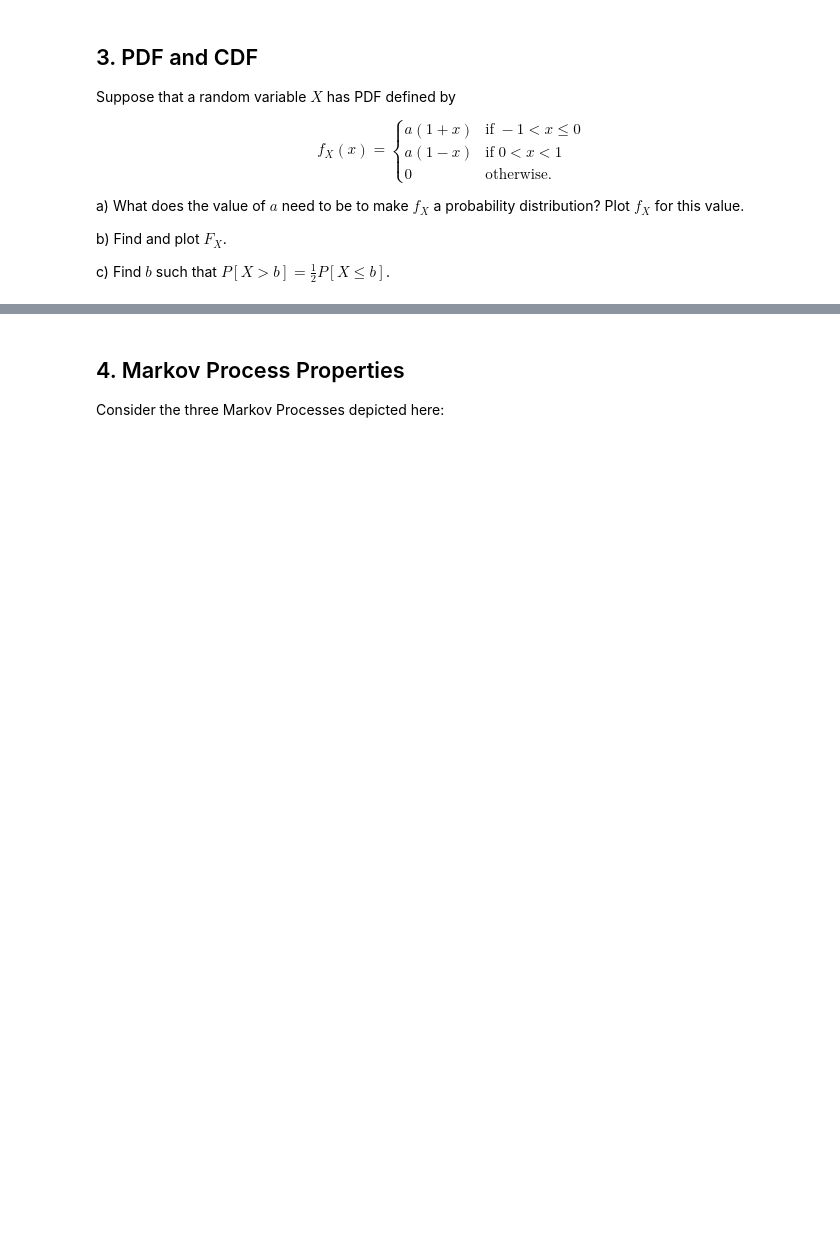
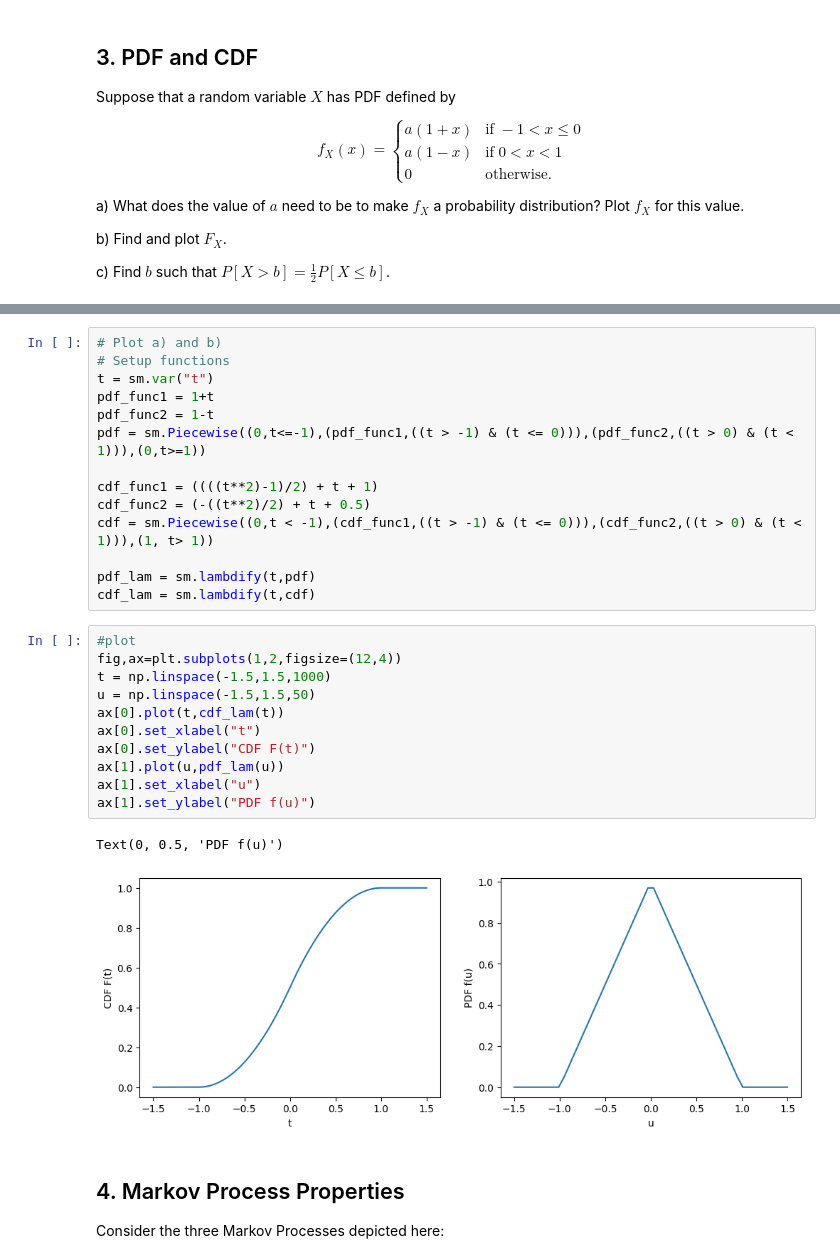
Before and after one commit to enriquea02/uw, a Jupyter notebook: eep502_analytical_methods_for_electrical_engineering/homework/HW_08_Probability_and_Markov_Processes_eantunano.ipynb, the cells around one changed output, grey strips where cells are left out. Drawn from its saved outputs; the diff is of its cells as text; blank space fills up the shorter version.

```diff
--- a/eep502_analytical_methods_for_electrical_engineering/homework/HW_08_Probability_and_Markov_Processes_eantunano.ipynb
+++ b/eep502_analytical_methods_for_electrical_engineering/homework/HW_08_Probability_and_Markov_Processes_eantunano.ipynb
@@ -229,3 +256,31 @@ c) Find $b$ such that $P[X>b] = \frac{1}{2} P[X \leq b]$.
+# %%
+# Plot a) and b)
+# Setup functions
+t = sm.var("t")
+pdf_func1 = 1+t
+pdf_func2 = 1-t
+pdf = sm.Piecewise((0,t<=-1),(pdf_func1,((t > -1) & (t <= 0))),(pdf_func2,((t > 0) & (t < 1))),(0,t>=1))
+
+cdf_func1 = ((((t**2)-1)/2) + t + 1)
+cdf_func2 = (-((t**2)/2) + t + 0.5)
+cdf = sm.Piecewise((0,t < -1),(cdf_func1,((t > -1) & (t <= 0))),(cdf_func2,((t > 0) & (t < 1))),(1, t> 1))
+
+pdf_lam = sm.lambdify(t,pdf)
+cdf_lam = sm.lambdify(t,cdf)
+# %%
+#plot
+fig,ax=plt.subplots(1,2,figsize=(12,4))
+t = np.linspace(-1.5,1.5,1000)
+u = np.linspace(-1.5,1.5,50)
+ax[0].plot(t,cdf_lam(t))
+ax[0].set_xlabel("t")
+ax[0].set_ylabel("CDF F(t)")
+ax[1].plot(u,pdf_lam(u))
+ax[1].set_xlabel("u")
+ax[1].set_ylabel("PDF f(u)")
+# %% [output]
+Text(0, 0.5, 'PDF f(u)')
+[figure, added]
 # %% [markdown]
 ## 4. Markov Process Properties
 
```
Also changed, not shown: parts of 4 cells of this notebook.
